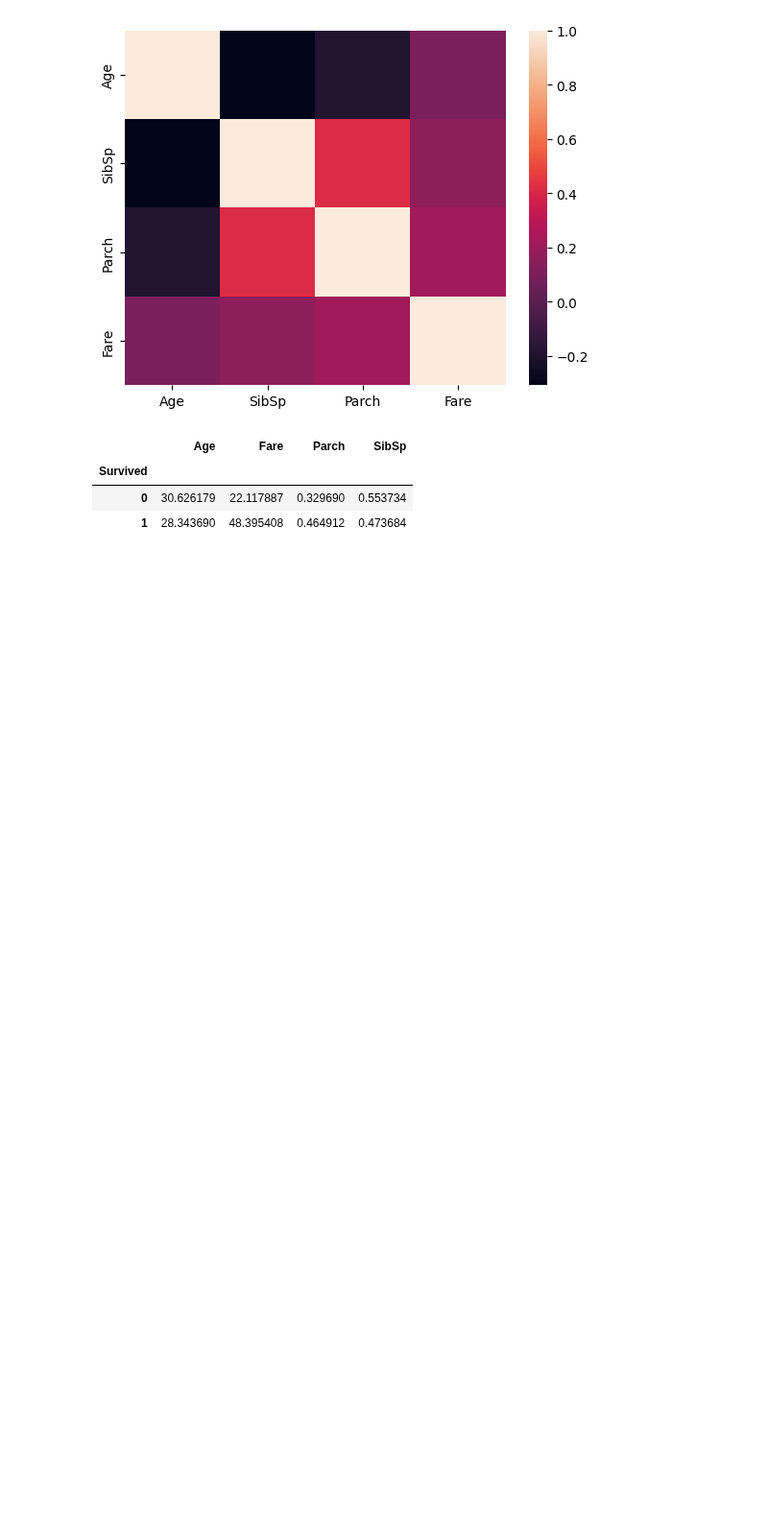
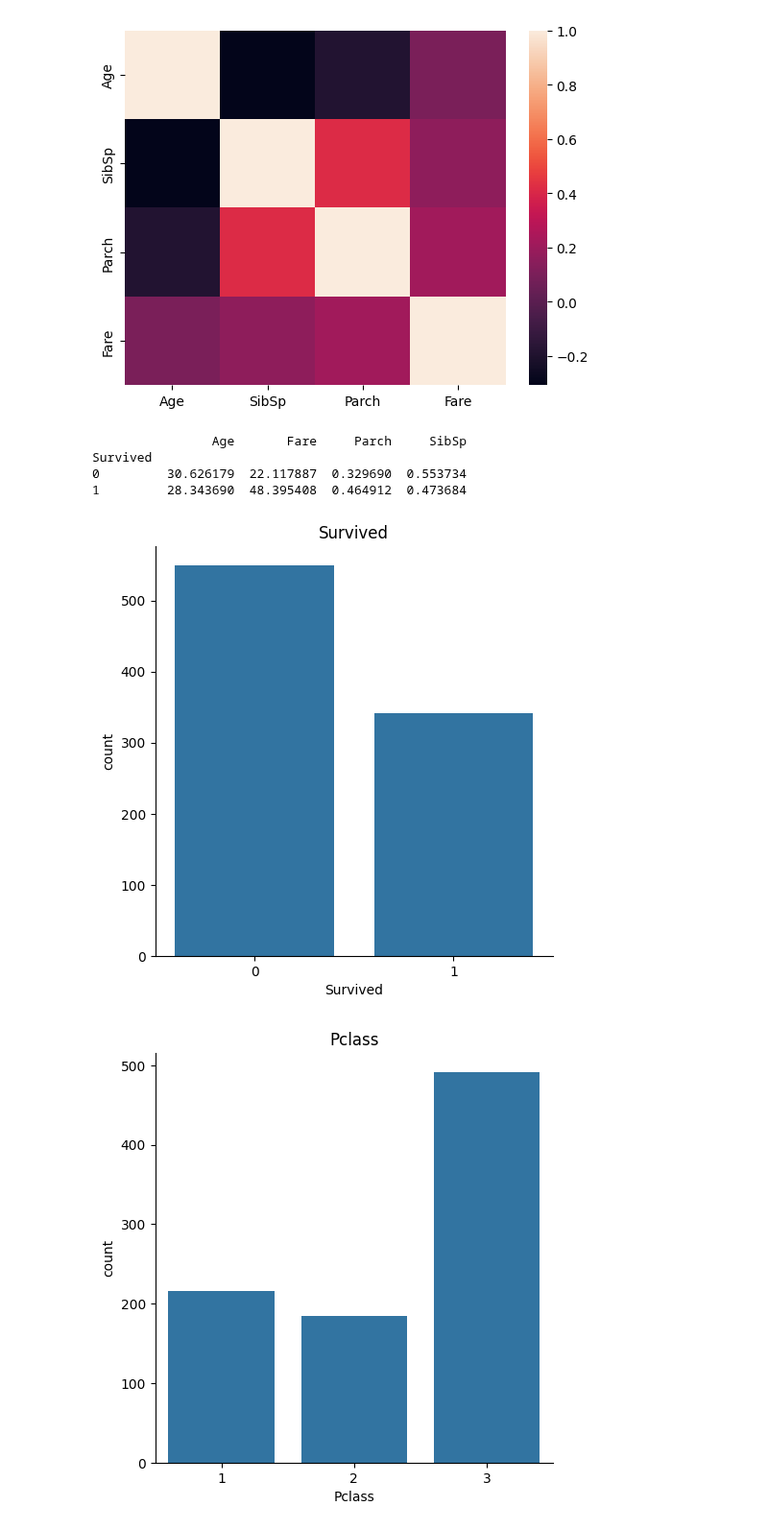
Before and after one commit to huanrafa/ProjectPracticing, a Jupyter notebook: Titanic - Machine Learning from Disaster/Titanic project.ipynb, the cells around one changed output. Shown at 96% size. Cells and saved outputs as stored; diff of their text form; code cells hidden in the pictures; blank space fills up the shorter version.

```diff
--- a/Titanic - Machine Learning from Disaster/Titanic project.ipynb
+++ b/Titanic - Machine Learning from Disaster/Titanic project.ipynb
@@ -101,9 +103,19 @@ Fare   0.096067  0.159651  0.216225  1.000000
 <Axes: >
 [figure]
 # %%
-pd.pivot_table(training, index='Survived', values=['Age', 'SibSp', 'Parch', 'Fare'])
+print(pd.pivot_table(training, index='Survived', values=['Age', 'SibSp', 'Parch', 'Fare']))
 # %% [output]
-|  | Age | Fare | Parch | SibSp |
-| Survived |  |  |  |  |
-| 0 | 30.626179 | 22.117887 | 0.329690 | 0.553734 |
-| 1 | 28.343690 | 48.395408 | 0.464912 | 0.473684 |
+                Age       Fare     Parch     SibSp
+Survived
+0         30.626179  22.117887  0.329690  0.553734
+1         28.343690  48.395408  0.464912  0.473684
+# %%
+#distributions for all categorical variables
+for i in df_cat.columns:
+    df_i = pd.DataFrame(df_cat[i].value_counts())
+    sns.catplot(data=df_i, x=i, y='count', kind='bar')
+    plt.title(i)
+    plt.show()
+# %% [output]
+[figure, added]
+[figure, added]
```
Also changed, not shown: parts of 11 cells of this notebook.
